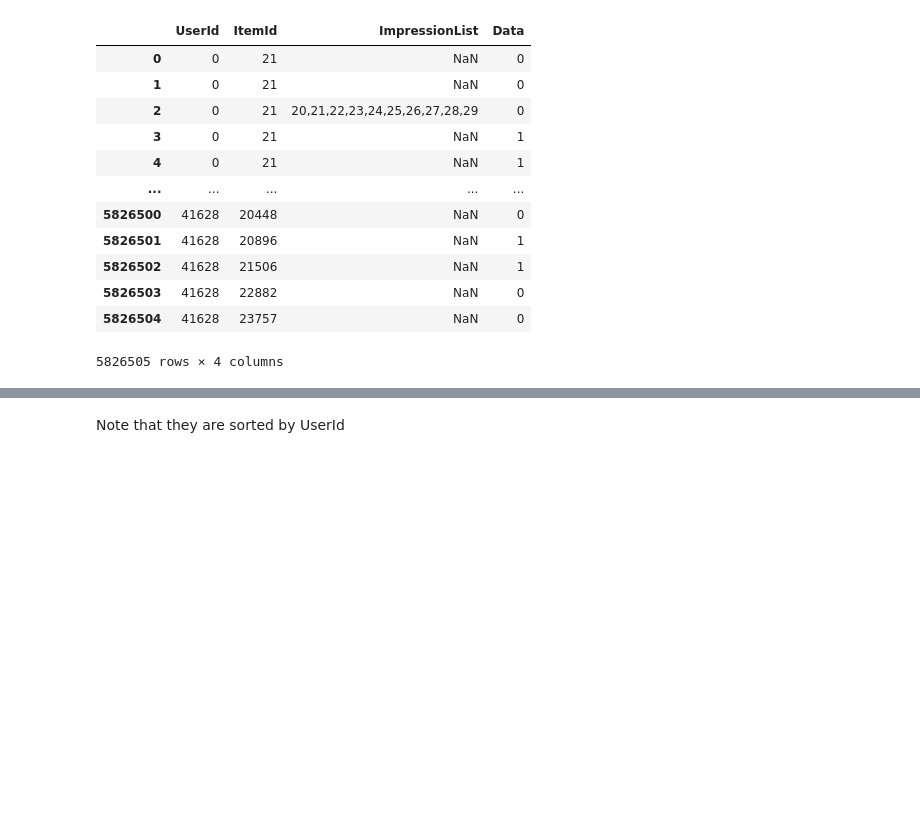
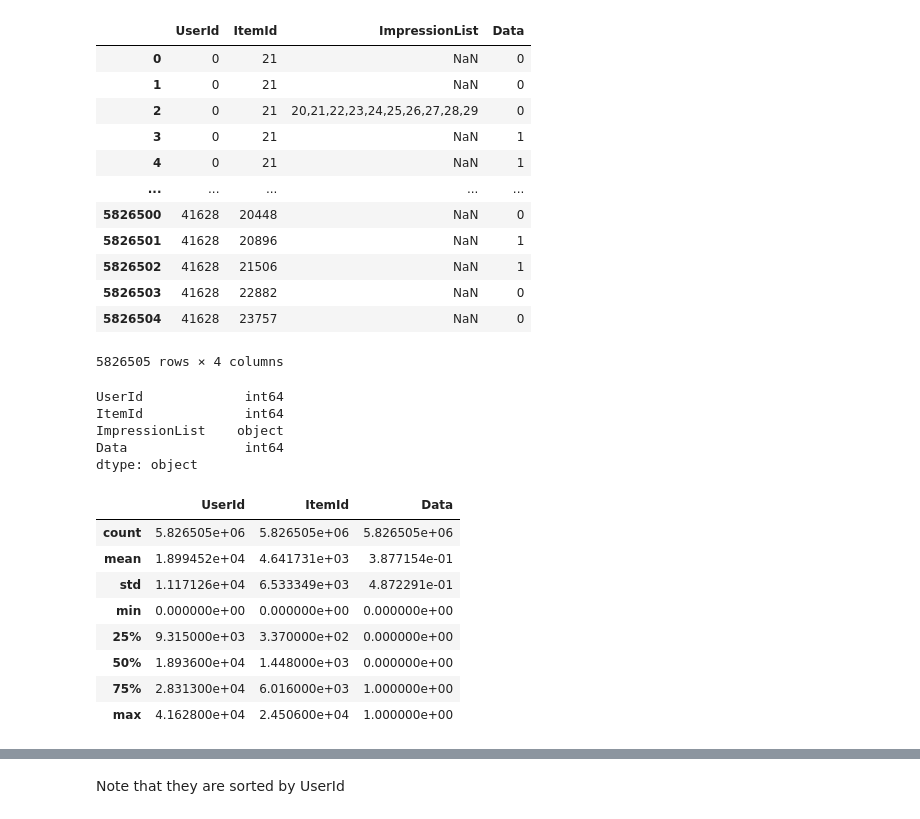
Before and after one commit to Benedart/RecSys-2022-Challenge-Polimi, a Jupyter notebook: challenge_notebooks/Data_Loading_and_Data_Visualization (Interactions and Impressions).ipynb, the cells around one changed output, grey strips where cells are left out. Cells and saved outputs as stored; diff of their text form; code cells hidden in the pictures; blank space fills up the shorter version.

```diff
--- a/challenge_notebooks/Data_Loading_and_Data_Visualization (Interactions and Impressions).ipynb
+++ b/challenge_notebooks/Data_Loading_and_Data_Visualization (Interactions and Impressions).ipynb
@@ -33,3 +33,23 @@ Interactions_and_Impressions
 | 5826503 | 41628 | 22882 | NaN | 0 |
 | 5826504 | 41628 | 23757 | NaN | 0 |
 5826505 rows × 4 columns
+# %%
+Interactions_and_Impressions.dtypes
+# %% [output]
+UserId             int64
+ItemId             int64
+ImpressionList    object
+Data               int64
+dtype: object
+# %%
+Interactions_and_Impressions.describe()
+# %% [output]
+|  | UserId | ItemId | Data |
+| count | 5.826505e+06 | 5.826505e+06 | 5.826505e+06 |
+| mean | 1.899452e+04 | 4.641731e+03 | 3.877154e-01 |
+| std | 1.117126e+04 | 6.533349e+03 | 4.872291e-01 |
+| min | 0.000000e+00 | 0.000000e+00 | 0.000000e+00 |
+| 25% | 9.315000e+03 | 3.370000e+02 | 0.000000e+00 |
+| 50% | 1.893600e+04 | 1.448000e+03 | 0.000000e+00 |
+| 75% | 2.831300e+04 | 6.016000e+03 | 1.000000e+00 |
+| max | 4.162800e+04 | 2.450600e+04 | 1.000000e+00 |
```
Also changed, not shown: parts of 30 cells of this notebook, 1 other file.
